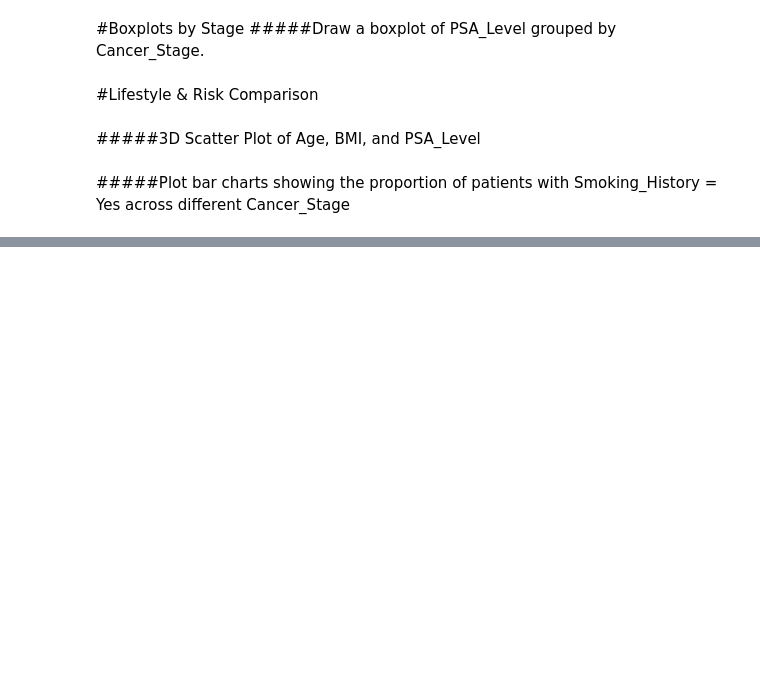
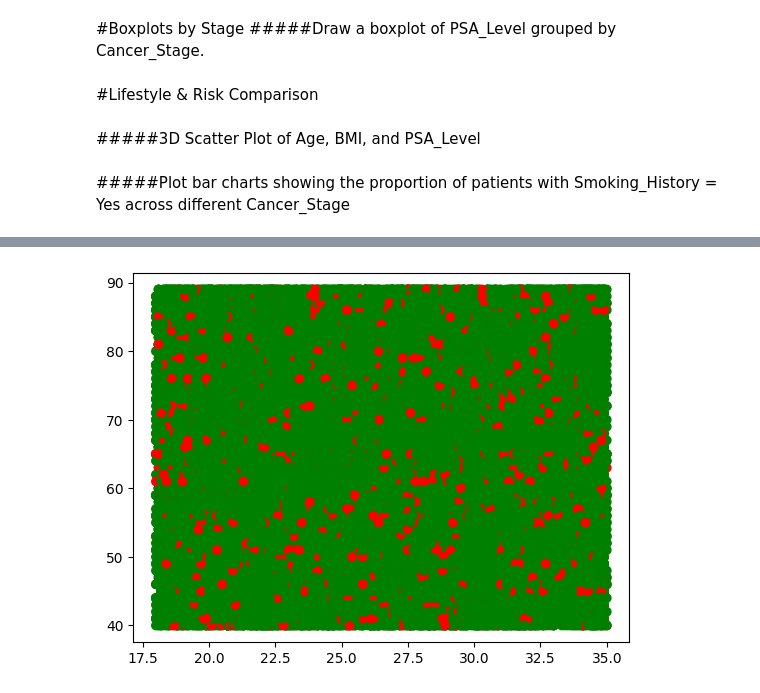
Before and after one commit to alaaguedda/prostate-cancer, a Jupyter notebook: prostate_cancer.ipynb, the cells around one changed output, grey strips where cells are left out. Saved outputs shown, nothing was run; the diff lists cells and outputs as text; code cells hidden in the pictures; blank space fills up the shorter version.

```diff
--- a/prostate_cancer.ipynb
+++ b/prostate_cancer.ipynb
@@ -249,0 +289,5 @@ plt.show()
+# %%
+plt.scatter(df['BMI'] ,df['Age'],c=['red' if result == 'No' else 'green' for result in df['Survival_5_Years']])
+plt.show()
+# %% [output]
+[figure, added]
```
Also changed, not shown: parts of 17 cells of this notebook.
